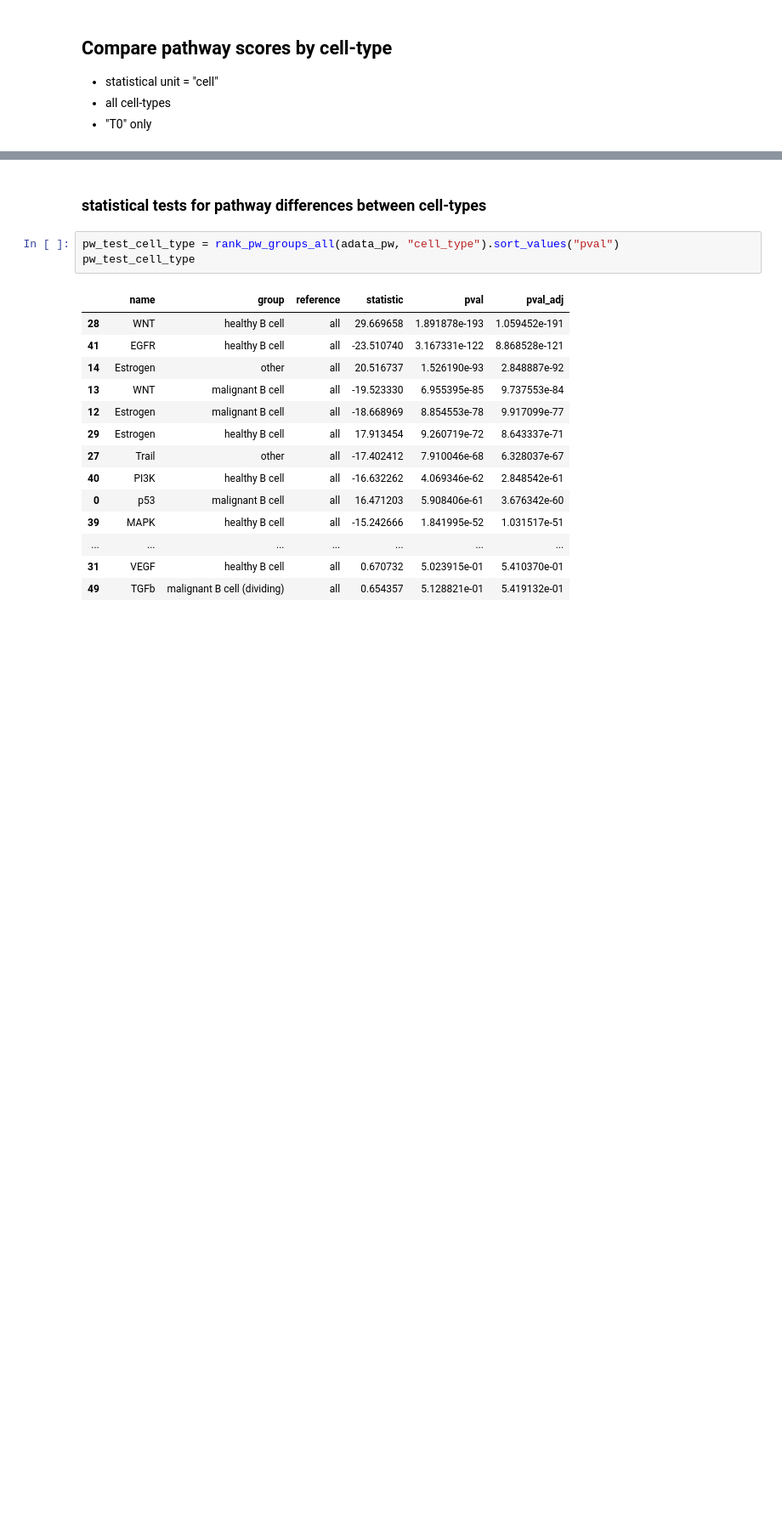
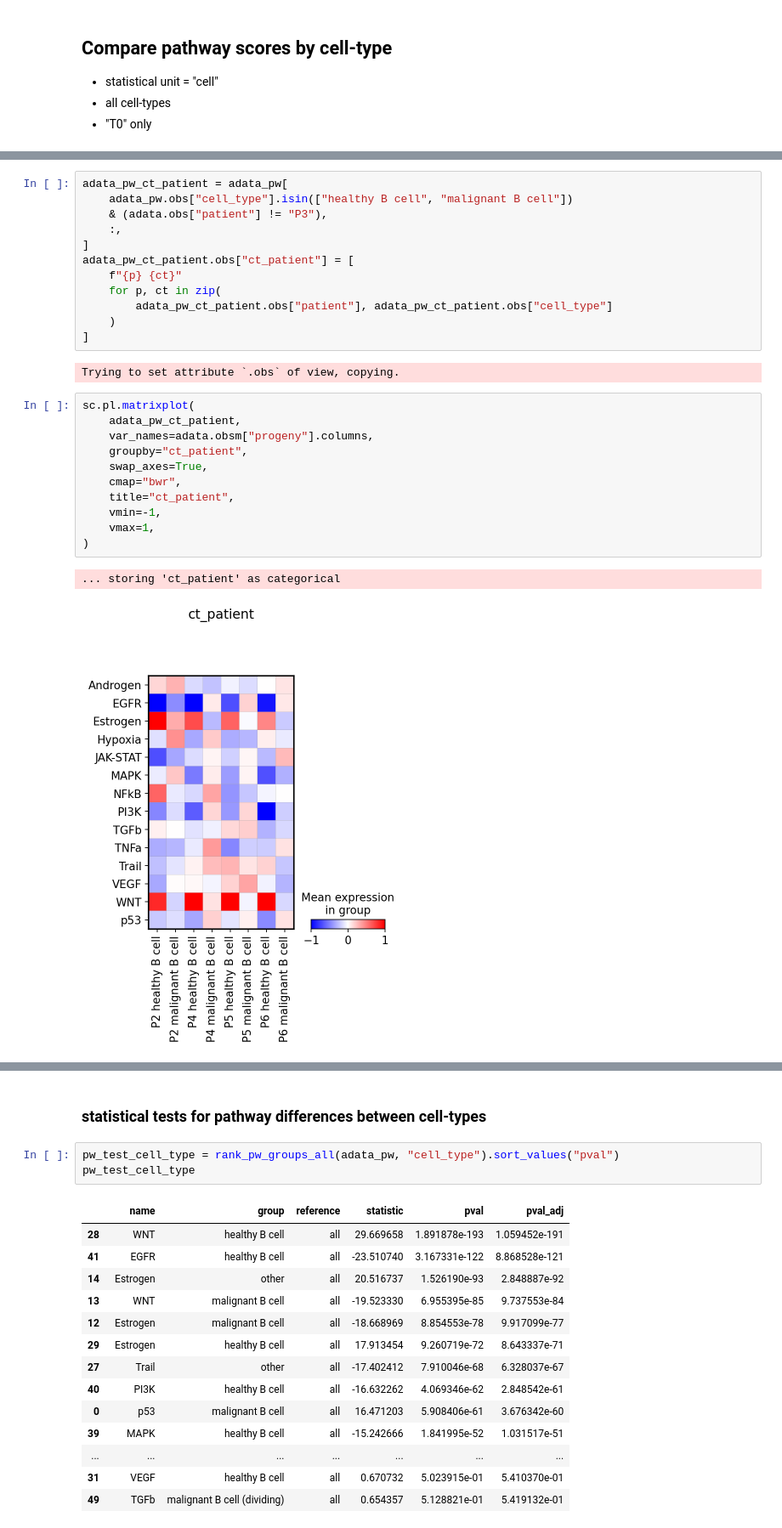
Before and after one commit to icbi-lab/hcl_atlas, a Jupyter notebook: analyses/60_cluster_analysis/progeny.ipynb, the cells around one changed output, grey strips where cells are left out. Shown at 85% size. Cells and saved outputs as stored; diff of their text form; blank space fills up the shorter version.

```diff
--- a/analyses/60_cluster_analysis/progeny.ipynb
+++ b/analyses/60_cluster_analysis/progeny.ipynb
@@ -66,0 +92,28 @@ sc.pl.matrixplot(
+# %%
+adata_pw_ct_patient = adata_pw[
+    adata_pw.obs["cell_type"].isin(["healthy B cell", "malignant B cell"])
+    & (adata.obs["patient"] != "P3"),
+    :,
+]
+adata_pw_ct_patient.obs["ct_patient"] = [
+    f"{p} {ct}"
+    for p, ct in zip(
+        adata_pw_ct_patient.obs["patient"], adata_pw_ct_patient.obs["cell_type"]
+    )
+]
+# %% [output]
+Trying to set attribute `.obs` of view, copying.
+# %%
+sc.pl.matrixplot(
+    adata_pw_ct_patient,
+    var_names=adata.obsm["progeny"].columns,
+    groupby="ct_patient",
+    swap_axes=True,
+    cmap="bwr",
+    title="ct_patient",
+    vmin=-1,
+    vmax=1,
+)
+# %% [output]
+... storing 'ct_patient' as categorical
+[figure, added]
```
Also changed, not shown: parts of 11 cells of this notebook.
